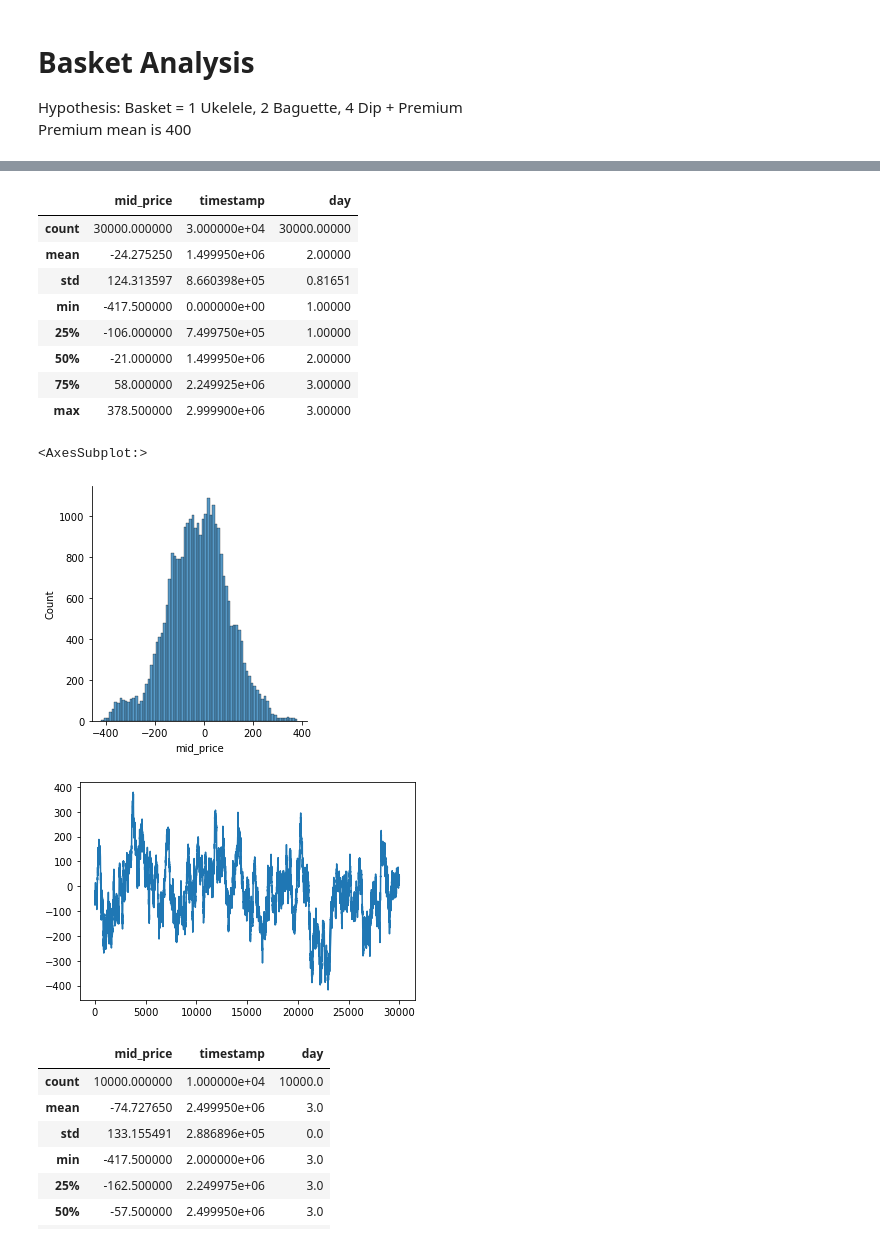
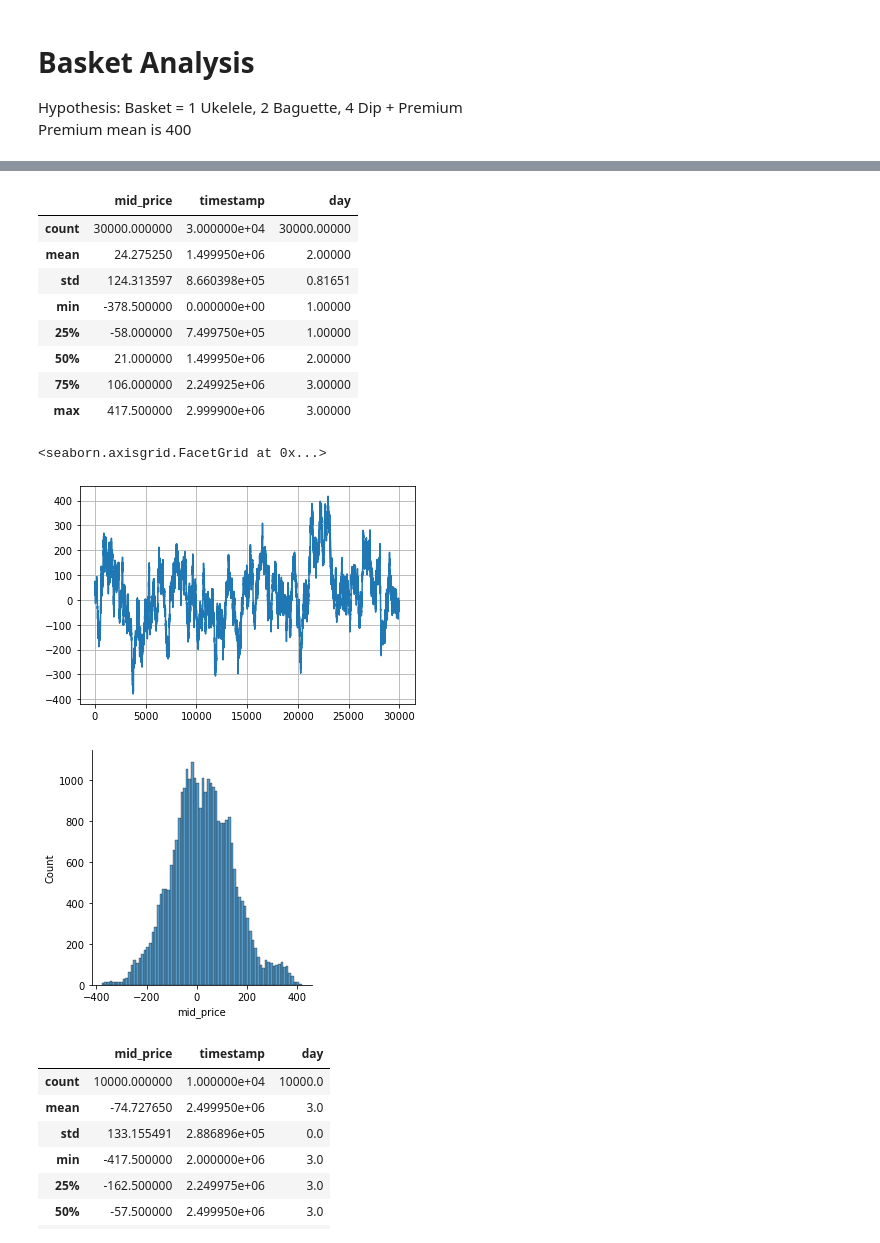
Before and after one commit to XiuLuoShen/imc_prosperity, a Jupyter notebook: Basket.ipynb, the cells around one changed output, grey strips where cells are left out. Cells and saved outputs as stored; diff of their text form; code cells hidden in the pictures.

```diff
--- a/Basket.ipynb
+++ b/Basket.ipynb
@@ -298,7 +298,7 @@ quote_files, trade_files = [], []
 data_dir = 'hist_data/island-data-bottle-round-4/'
 hist_days = [1, 2, 3]
 quote_files += [f'{data_dir}prices_round_4_day_{i}.csv' for i in hist_days]
-trade_files += [f'{data_dir}trades_round_4_day_{i}_nn.csv' for i in hist_days]
+trade_files += [f'{data_dir}trades_round_4_day_{i}_wn.csv' for i in hist_days]
 
 hist_quotes, hist_trades = load_hist_data(quote_files, trade_files, [1, 2, 3])
 for sym in SYMBOLS:
@@ -643,9 +643,12 @@ Premium mean is 400
 SYMBOLS = ['PICNIC_BASKET','DIP','BAGUETTE','UKULELE']
 quotes = hist_quotes
 # %%
-price_arb =  quotes['PICNIC_BASKET']['mid_price'] - quotes['DIP']['mid_price']*4 - quotes['BAGUETTE']['mid_price']*2 -\
-    quotes['UKULELE']['mid_price']
-price_arb -= 400
+price1 = quotes['BAGUETTE']['mid_price']*2 + quotes['DIP']['mid_price']*4
+price2 =  quotes['PICNIC_BASKET']['mid_price']
+# -\    quotes['UKULELE']['mid_price'] - 400
+# price2 *= -1
+price_arb = price1 - price2
+# price_arb -= 400
 zscore = price_arb /100
 
 price_arb = pd.DataFrame(price_arb)
@@ -653,21 +675,20 @@ price_arb[['timestamp','day']] = quotes['DIP'][['timestamp','day']]
 # %%
+
 display(price_arb.describe())
 sns.displot(price_arb['mid_price'], height=4)
-f,ax = plt.subplots()
-price_arb['mid_price'].plot(ax=ax)
 # %% [output]
 |  | mid_price | timestamp | day |
 | count | 30000.000000 | 3.000000e+04 | 30000.00000 |
-| mean | -24.275250 | 1.499950e+06 | 2.00000 |
+| mean | 24.275250 | 1.499950e+06 | 2.00000 |
 | std | 124.313597 | 8.660398e+05 | 0.81651 |
-| min | -417.500000 | 0.000000e+00 | 1.00000 |
-| 25% | -106.000000 | 7.499750e+05 | 1.00000 |
-| 50% | -21.000000 | 1.499950e+06 | 2.00000 |
-| 75% | 58.000000 | 2.249925e+06 | 3.00000 |
-| max | 378.500000 | 2.999900e+06 | 3.00000 |
+| min | -378.500000 | 0.000000e+00 | 1.00000 |
+| 25% | -58.000000 | 7.499750e+05 | 1.00000 |
+| 50% | 21.000000 | 1.499950e+06 | 2.00000 |
+| 75% | 106.000000 | 2.249925e+06 | 3.00000 |
+| max | 417.500000 | 2.999900e+06 | 3.00000 |
-<AxesSubplot:>
+<seaborn.axisgrid.FacetGrid at 0x...>
-[figure, old version]
+[figure, new version]
-[figure, old version]
+[figure, new version]
 # %%
 display(price_arb.loc[price_arb.day == 3].describe())
 sns.displot(x='mid_price', data=price_arb.loc[price_arb.day == 3], height=4)
```
Also changed, not shown: parts of 7 cells of this notebook, 4 other files.
